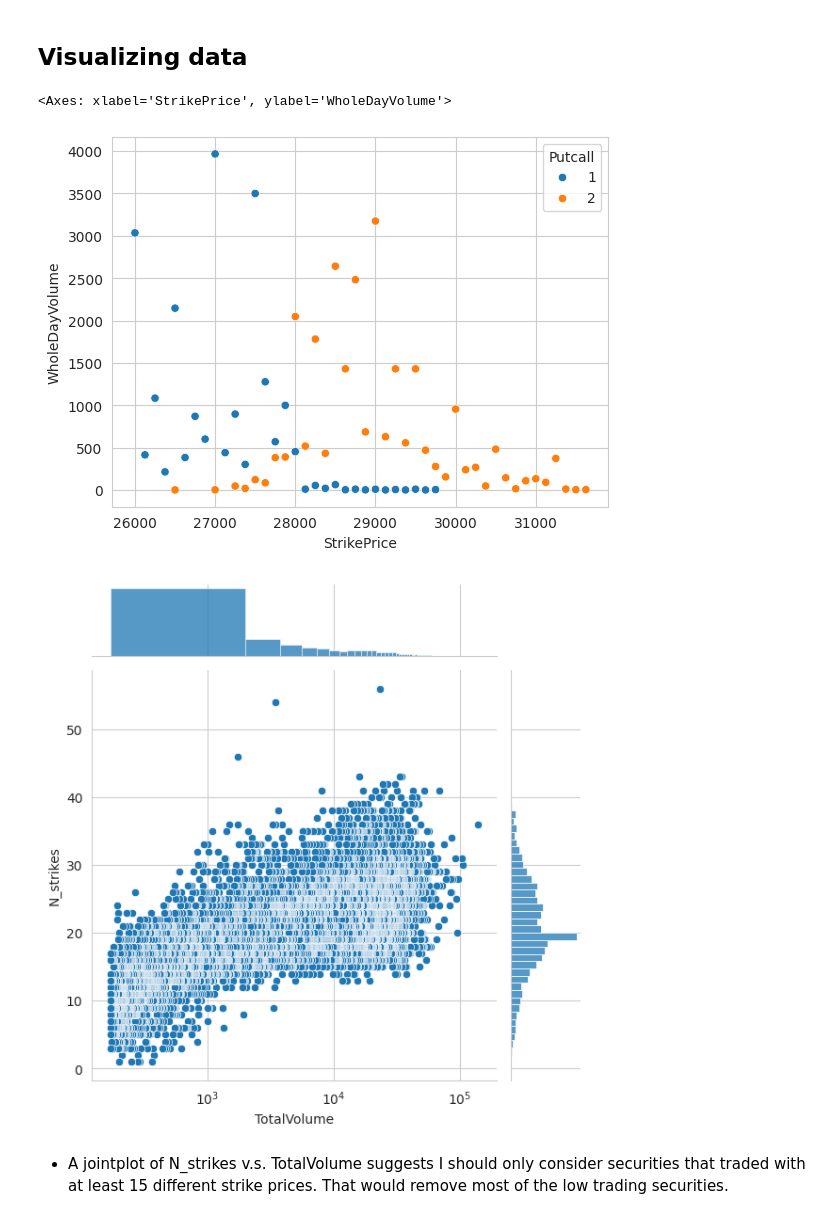
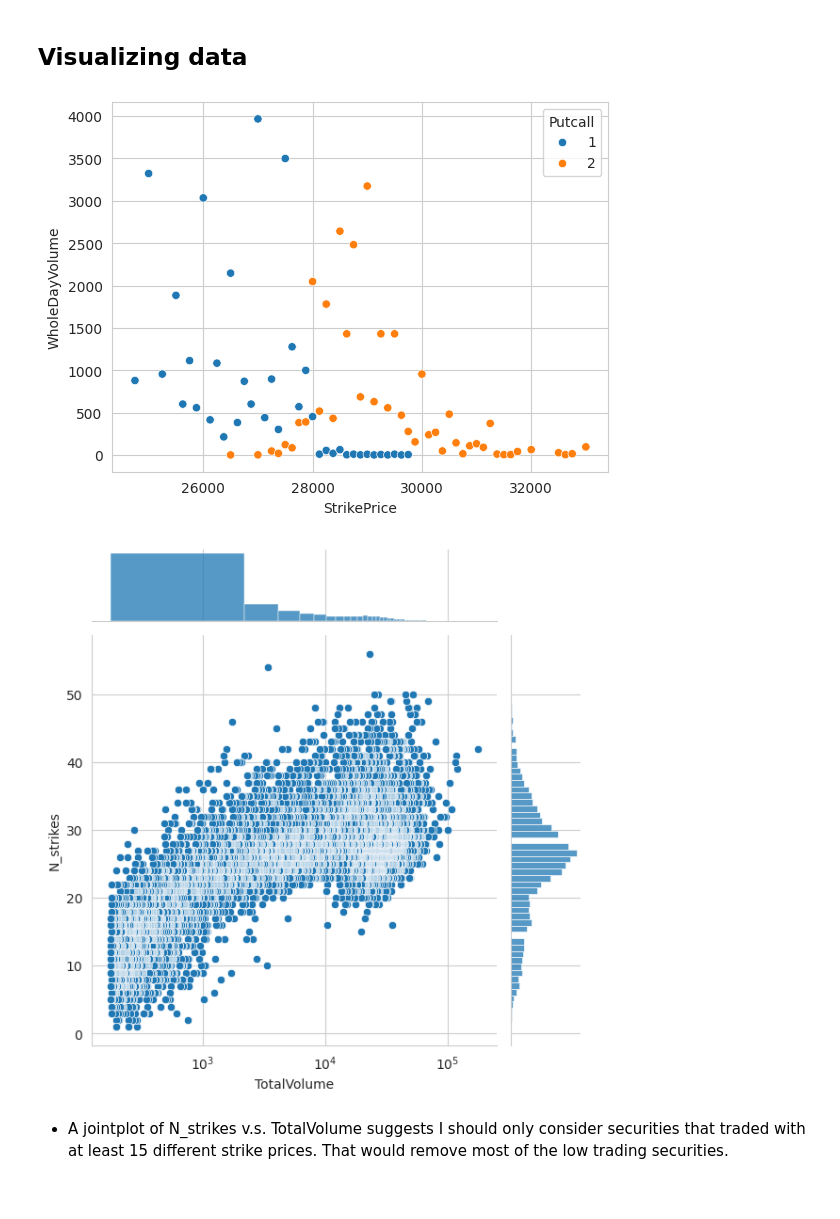
Before and after one commit to FlyingCurryMonster/JPY-equities, a Jupyter notebook: implied-probability-distributions.ipynb, the cells around one changed output. Saved outputs shown, nothing was run; the diff lists cells and outputs as text; code cells hidden in the pictures.

```diff
--- a/implied-probability-distributions.ipynb
+++ b/implied-probability-distributions.ipynb
@@ -121,4 +121,6 @@ drop_cols = ['NightSessionOpen', 'NightSessionHigh',
 options = options_import.drop(drop_cols, axis = 1)
 
 # Remove training examples that had not trading volume
-options = options[options.WholeDayVolume>0]
+# minimum_volume = 10
+minimum_volume = 1
+options = options[options.WholeDayVolume>=minimum_volume]
@@ -151,7 +160,7 @@ options = options.set_index(['Date', 'Expiry', 'Putcall', 'StrikePrice']).sort_i
 * The green security seems to be the odd one out.  By inspection we'll just use security code1 320, Daiwa ETF-Nikkei 225.
 # %%
 # cutoff for strike price
-underlying_cutoff = 10/100
+underlying_cutoff =15/100
 # Some useful indices for groupby operations
 indices = ['Date','Expiry', 'Putcall', ]
 
@@ -192,15 +201,14 @@ contract_list.sort_values(by = 'VolumeRank', inplace = True)
 # %%
 # Call and put close prices on a particular day for a particular expiry
 fig, ax = plt.subplots()
 # day = '2017-01-04'
 day = '2021-12-03'
 expiry = '2021-12-09'
 df=options.loc[idx[day, expiry]]
 
-sns.scatterplot(df, x='StrikePrice', y = 'WholeDayVolume', hue='Putcall', palette='tab10')
+j=sns.scatterplot(df, x='StrikePrice', y = 'WholeDayVolume', hue='Putcall', palette='tab10')
 # %% [output]
-<Axes: xlabel='StrikePrice', ylabel='WholeDayVolume'>
-[figure, old version]
+[figure, new version]
 # %%
 # fig, ax = plt.subplots(1, 2, figsize = (6.4*2, 4.8))
 
@@ -208,7 +216,7 @@ sns.scatterplot(df, x='StrikePrice', y = 'WholeDayVolume', hue='Putcall', palett
 g=sns.jointplot(contract_list,y='N_strikes', x='TotalVolume')
 g.ax_joint.set_xscale('log')
 # %% [output]
-[figure, old version]
+[figure, new version]
 # %% [markdown]
 * A jointplot  of N_strikes v.s. TotalVolume suggests I should only consider securities that traded with at least 15 different strike prices. That would remove most of the low trading securities.
 # %%
```
Also changed, not shown: parts of 22 cells of this notebook.
